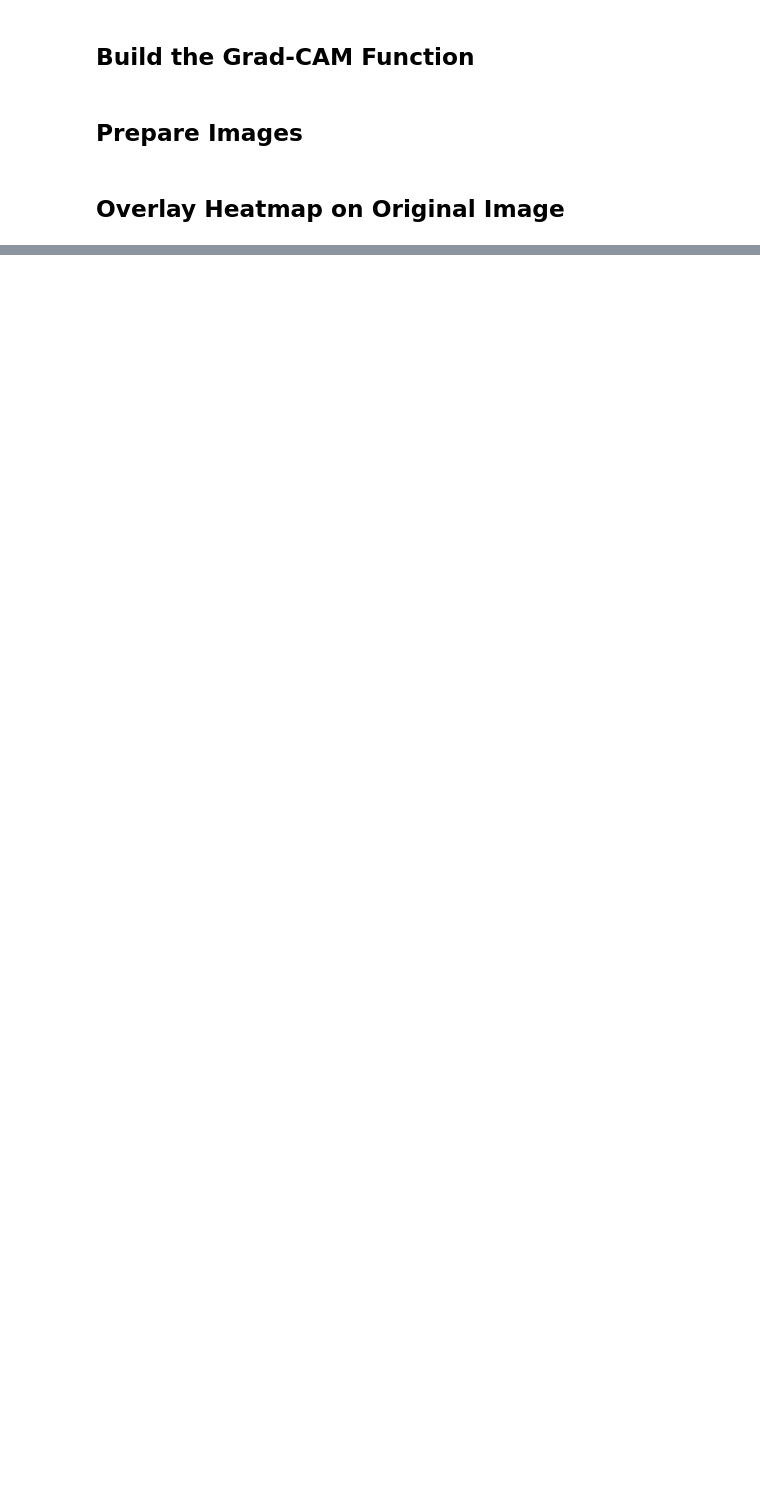
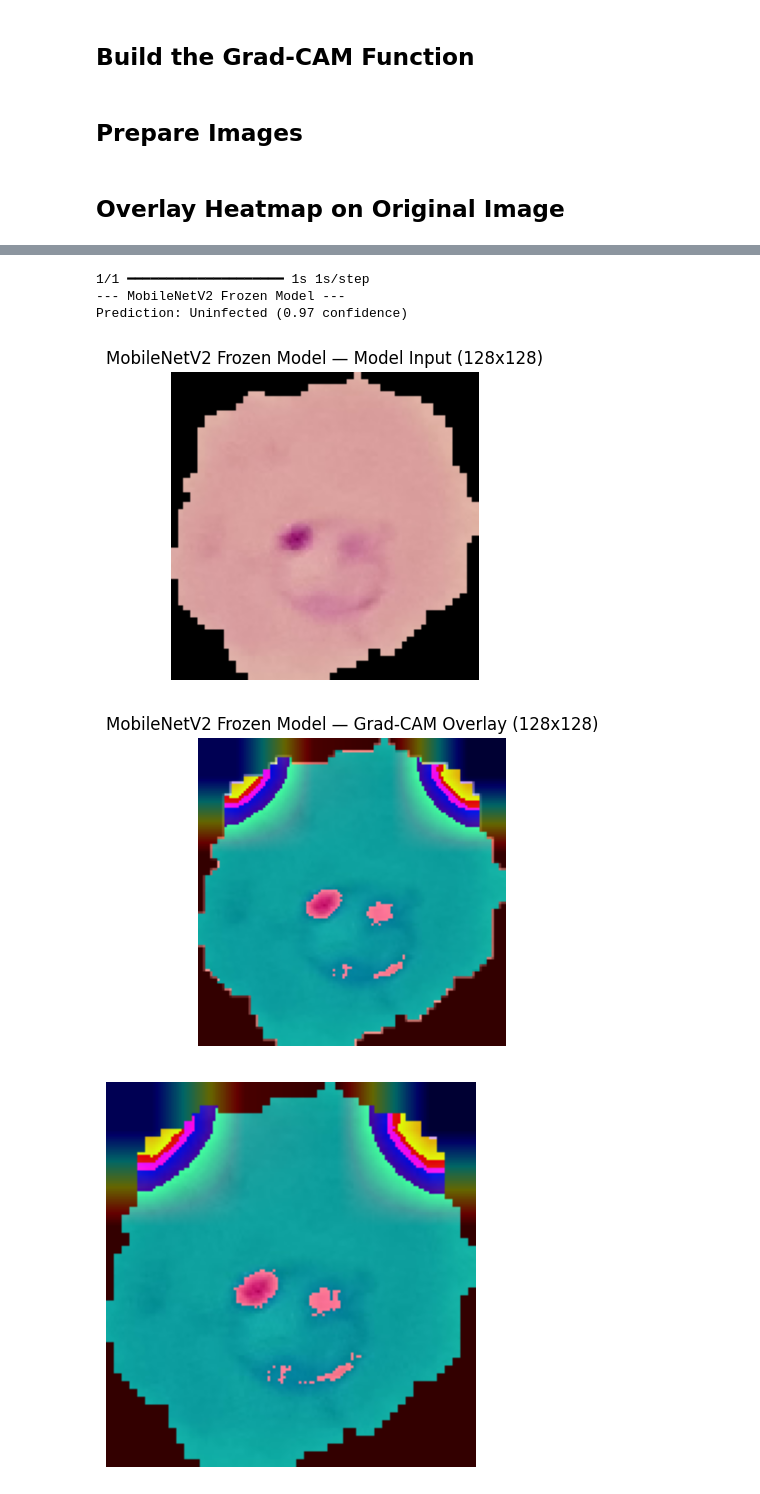
Before and after one commit to MaryvilleUniversity-AI/malaria-image-classification, a Jupyter notebook: notebooks/gradcam_explainability.ipynb, the cells around one changed output, grey strips where cells are left out. Saved outputs shown, nothing was run; the diff lists cells and outputs as text; code cells hidden in the pictures; blank space fills up the shorter version.

```diff
--- a/notebooks/gradcam_explainability.ipynb
+++ b/notebooks/gradcam_explainability.ipynb
@@ -44,0 +48,26 @@ custom_cnn_model.load_weights("/content/models/custom_cnn.keras")
+# %%
+def build_mobilenetv2_frozen():
+  # Base MobileNetV2 feature extractor
+  base_model = MobileNetV2(
+      input_shape=(128, 128, 3),
+      include_top=False, # Remove ImageNet classifier
+      weights="imagenet" # Load pretrained weights
+  )
+
+  # Freeze the base model
+  base_model.trainable = False
+
+  # Add custom classification head
+  x = base_model.output
+  x = GlobalAveragePooling2D()(x)
+  x = Dense(128, activation='relu')(x)
+  x = Dropout(0.5)(x)
+  output = Dense(1, activation='sigmoid')(x)
+
+  model = Model(inputs=base_model.input, outputs=output)
+  return model
+
+mobilenetv2_frozen_model = build_mobilenetv2_frozen()
+
+# Load saved weights
+mobilenetv2_frozen_model.load_weights("/content/models/malaria_mobilenetv2_frozen.keras")
@@ -158,0 +310,9 @@ display_gradcam(img_path, heatmap)
+# %%
+show_gradcam_for_model(img_path, mobilenetv2_frozen_model, "Conv_1", "MobileNetV2 Frozen Model")
+# %% [output]
+1/1 ━━━━━━━━━━━━━━━━━━━━ 1s 1s/step
+--- MobileNetV2 Frozen Model ---
+Prediction: Uninfected (0.97 confidence)
+[figure, added]
+[figure, added]
+[figure, added]
```
Also changed, not shown: parts of 17 cells of this notebook.
